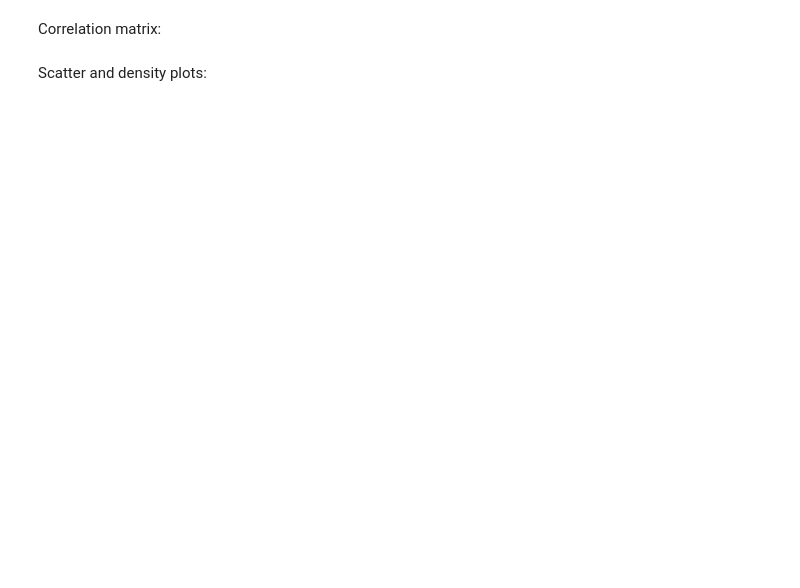
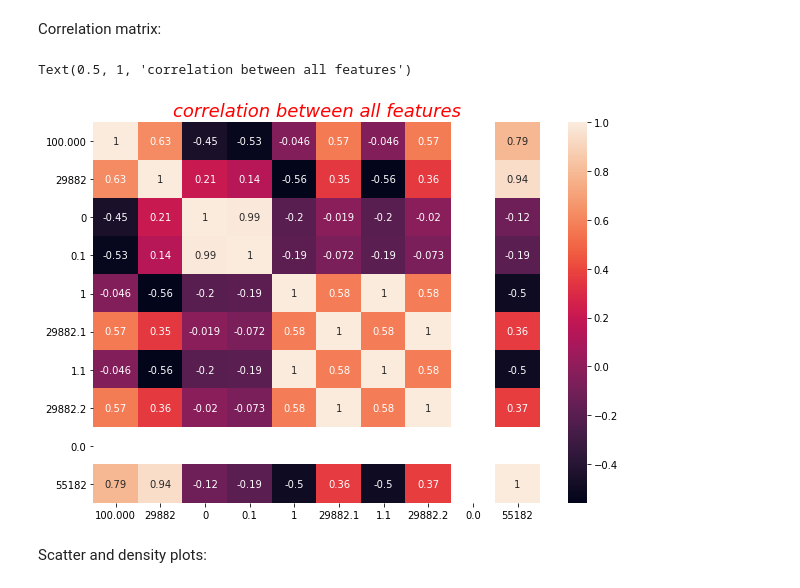
Before and after one commit to IbrahimShamma99/CORONA-Virus-Analysis, a Jupyter notebook: Main.ipynb, the cells around one changed output. Saved outputs shown, nothing was run; the diff lists cells and outputs as text; code cells hidden in the pictures; blank space fills up the shorter version.

Commit message:
fix correlation map

```diff
--- a/Main.ipynb
+++ b/Main.ipynb
@@ -109,3 +116,12 @@ plotCorrelationMatrix(df1, 8)
+# %%
+#Correlation does not imply causation.
+plt.figure(figsize=(20))
+sns.heatmap(df1.corr(),annot=True)
+plt.title('correlation between all features',color='r',animated=True,fontsize=18,fontstyle= 'italic')
+#so we realize we have to drop Serial NO.
+# %% [output]
+Text(0.5, 1, 'correlation between all features')
+[figure, added]
 # %% [markdown]
 Scatter and density plots:
 # %%
```
Also changed, not shown: parts of 11 cells of this notebook.
